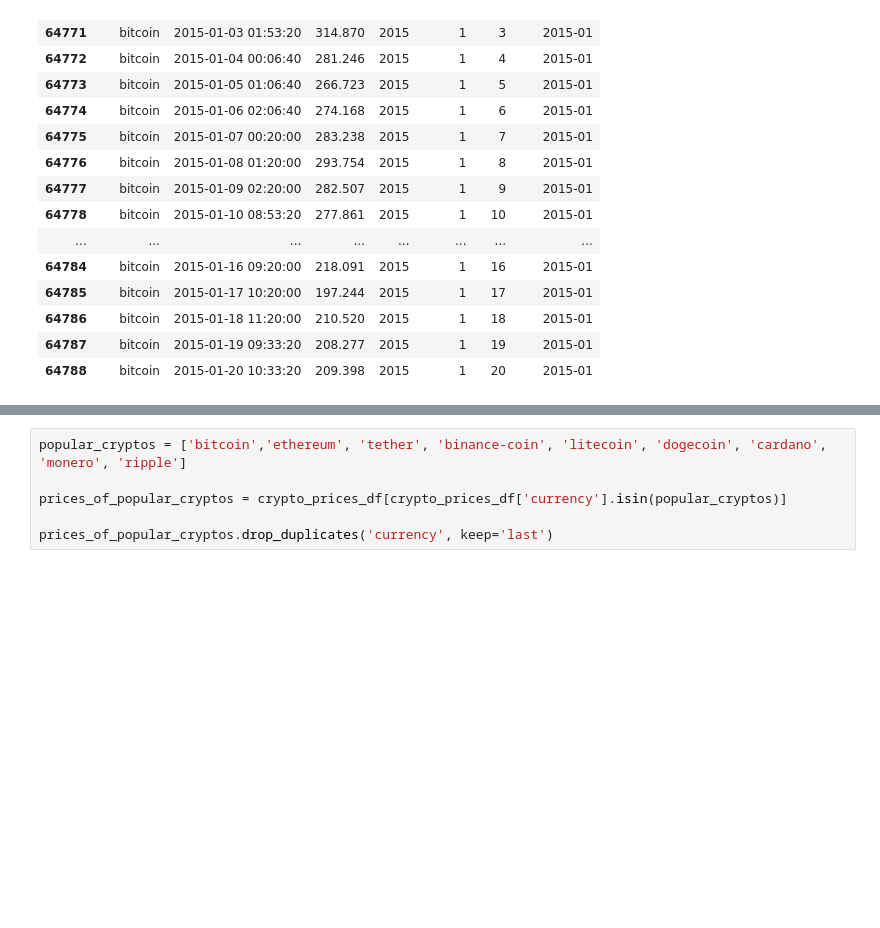
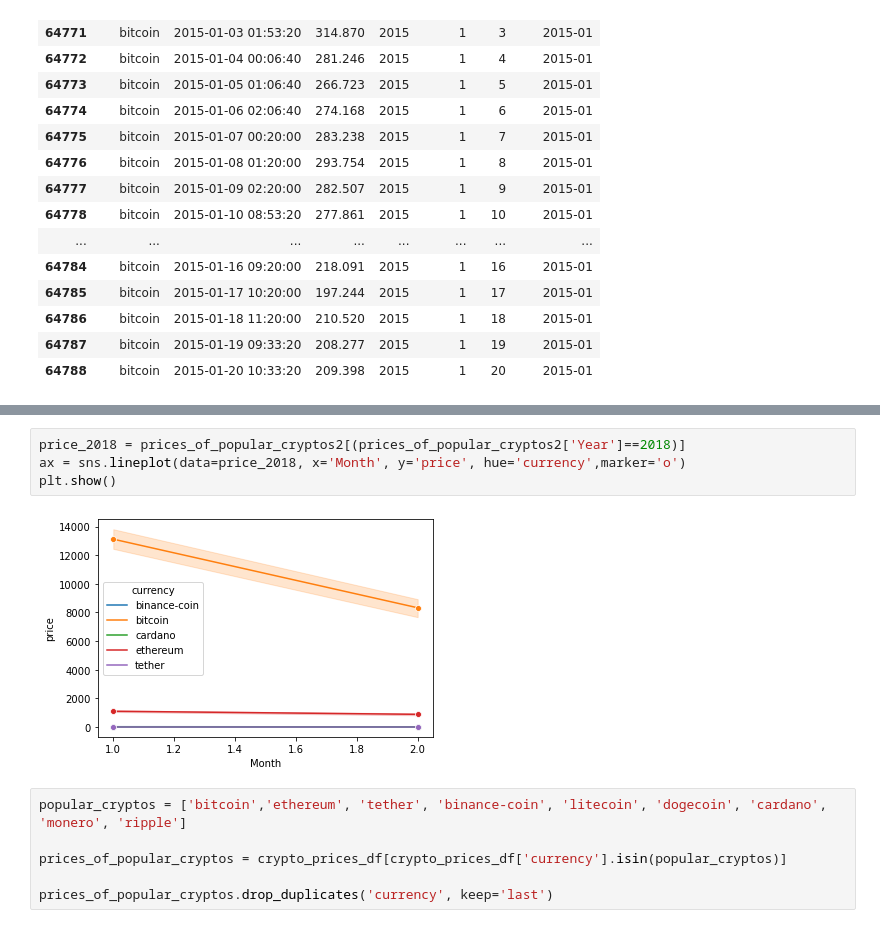
Before and after one commit to uic-cs418/cs418-spring22-sixth-sense, a Jupyter notebook: CS418_Sixth_Sense.ipynb, the cells around one changed output, grey strips where cells are left out. Saved outputs shown, nothing was run; the diff lists cells and outputs as text; blank space fills up the shorter version.

```diff
--- a/CS418_Sixth_Sense.ipynb
+++ b/CS418_Sixth_Sense.ipynb
@@ -62,3 +69,9 @@ ax2 = sns.lineplot(data=price_2017, x='Month', y='price', hue='currency')
+# %%
+price_2018 = prices_of_popular_cryptos2[(prices_of_popular_cryptos2['Year']==2018)]
+ax = sns.lineplot(data=price_2018, x='Month', y='price', hue='currency',marker='o')
+plt.show()
+# %% [output]
+[figure, added]
 # %%
 popular_cryptos = ['bitcoin','ethereum', 'tether', 'binance-coin', 'litecoin', 'dogecoin', 'cardano', 'monero', 'ripple']
 
```
Also changed, not shown: parts of 7 cells of this notebook.
